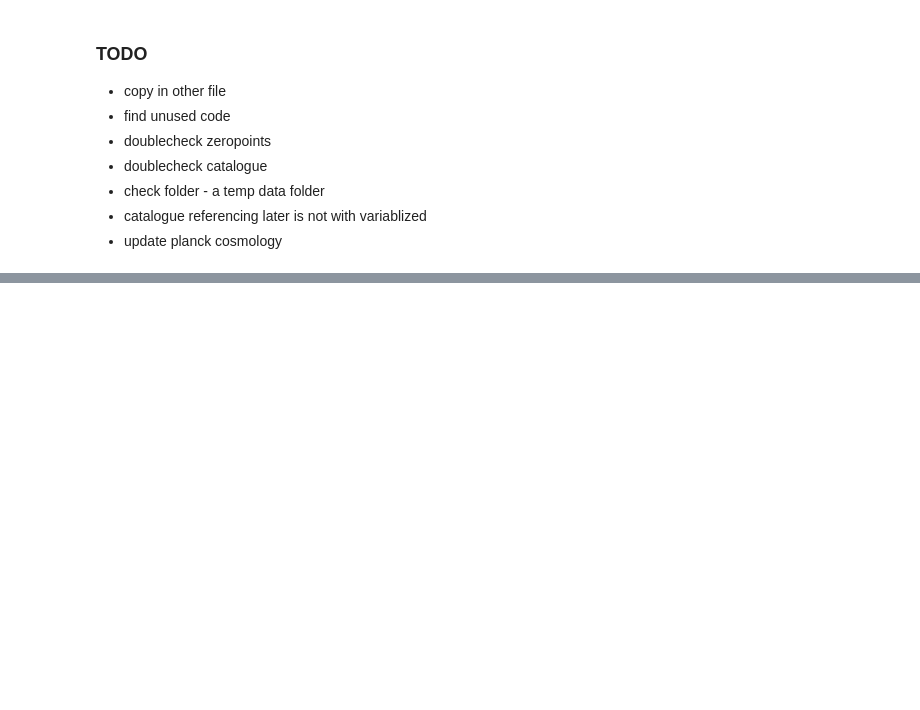
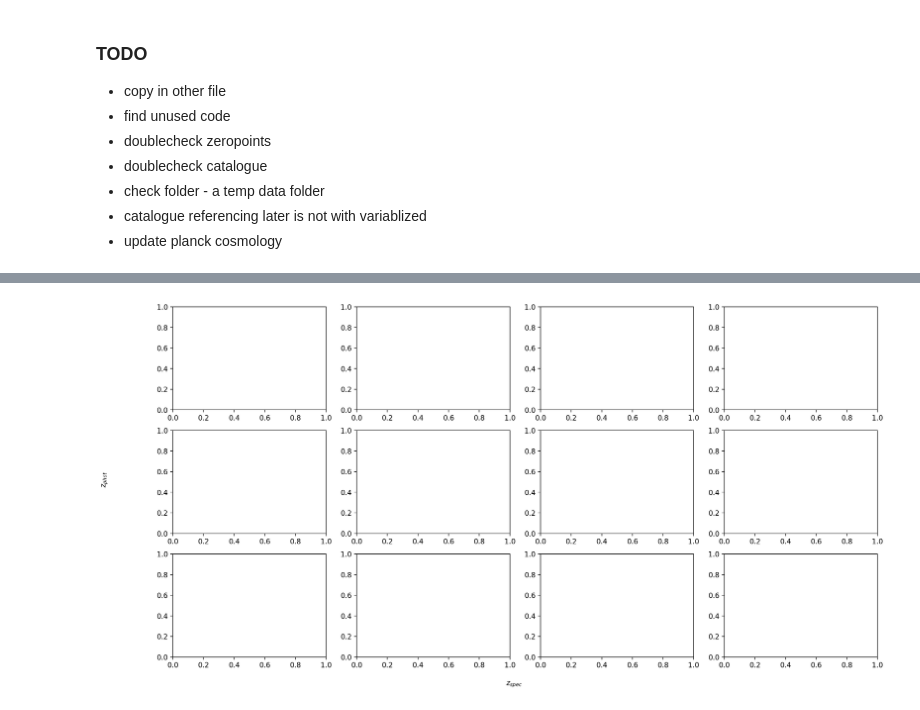
Before and after one commit to Tutbjun/EAZY_templates_comparrison_pipeline, a Jupyter notebook: src/main.ipynb, the cells around one changed output, grey strips where cells are left out. Saved outputs shown, nothing was run; the diff lists cells and outputs as text; code cells hidden in the pictures; blank space fills up the shorter version.

Commit message:
early redshift pipeline

```diff
--- a/src/main.ipynb
+++ b/src/main.ipynb
@@ -231,4 +233,4 @@ KeyboardInterrupt:
 # %%
 #find latest runTime in folder:
 runTime = int(np.sort([int(f.split('_')[-1]) for f in os.listdir('eazy-output')])[-1])
-outpaths = 'eazy-output/{ftempl}_{runTime}/gds_jades_eazy.zout.fits'
+outpaths = 'eazy-output/{ftempl}_{runTime}/' + cat_out_name + '.zout.fits'
@@ -731,4 +247,20 @@ for i,objid in enumerate(objids):
+# %%
+##################### READ REDSHIFT OUTPUT #####################
+redshiftSets = {}
+for key in rawSets.keys():
+    tbl = rawSets[key]
+    data = {}
+    data['ID'] = tbl['id']
+    data['z_spec'] = tbl['z_spec']
+    data['z_phot'] = tbl['z_phot']
+    data['z_phot_chi2'] = tbl['z_phot_chi2']
+    data['z_phot_risk'] = tbl['z_phot_risk']
+    redshiftSets[key] = Table(
+        data = [d for d in data.values()],
+        names = [d for d in data.keys()]
+    )
 # %%
+##################### PLOT REDSHIFT OUTPUT #####################
 
 mosTiling = 3
 mosaicLen = ceil(len(ftempl_strs) / mosTiling)
@@ -737,14 +269,12 @@ figMos, axsMos = plt.subplots(mosTiling, mosaicLen, figsize=(mosTiling*mosaicLen
 axsMos = axsMos.T
 axsMos = axsMos.flatten()
 
-for i, ftempl in enumerate(ftempl_strs):
+for i, ftempl in enumerate(redshiftSets.keys()):
+    redshiftTbl = redshiftSets[ftempl]
 
-    outpath = outpaths.format(ftempl=ftempl, runTime=runTime)
-    tbl = Table.read(outpath)
-    names = [name for name in tbl.colnames if len(tbl[name].shape) <= 1]
-    df_props = tbl[names].to_pandas()
+    #outpath = outpaths.format(ftempl=ftempl, runTime=runTime)
 
-    #find light intensities
+    """#find light intensities
     ids = df_props['id'].values
     filtTab = Table.read(inpath, hdu=4)
     #get values ending with "CIRC1"
@@ -754,9 +284,9 @@ for i, ftempl in enumerate(ftempl_strs):
     filtTab = filtTab.to_pandas()
     keys = filtTab.keys()
     fluxes = np.array([np.array(filtTab[key]) for key in keys]).T
-    pointIntensities = np.sum(fluxes, axis=1)
+    pointIntensities = np.sum(fluxes, axis=1)"""
 
-    #clear up bad ids and make simular sort
+    """#clear up bad ids and make simular sort
     for j,id in list(enumerate(ids))[::-1]:
         if id not in df_props['id'].values:
             pointIntensities = np.delete(pointIntensities, j)
@@ -767,34 +297,33 @@ for i, ftempl in enumerate(ftempl_strs):
     antiSort = np.argsort(df_props['id'].values)
     sort = np.argsort(antiSort)
     pointIntensities = pointIntensities[sort]
-    ids = ids[sort]
-
-    mask_cur = (df_props['z_spec'] > 0) & (~df_props['z_phot'].isna())
-    x = df_props['z_spec']
-    y = df_props['z_phot']
+    ids = ids[sort]"""
+    #Remove sub zero and nan
+    mask_cur = (redshiftTbl['z_spec'] > 0) & (~np.isnan(redshiftTbl['z_spec'])) & (~np.isnan(redshiftTbl['z_phot']))
+    x = np.array(redshiftTbl['z_spec'])
+    y = np.array(redshiftTbl['z_phot'])
     above = y > x + (1 + x) * 0.15 # outliers
     below = y < x - (1 + x) * 0.15
     outlier = above | below
     mask_in = mask_cur & (~outlier)
-    x = x.values[mask_cur]
-    y = y.values[mask_cur]
+    x = x[mask_cur]
+    y = y[mask_cur]
     #mask_out = mask_cur & outlier
-    chi2_fit = df_props['z_phot_chi2'].values[mask_cur]/len(filtTab.keys())#!new
+    chi2_fit = redshiftTbl['z_phot_chi2'][mask_cur]/len(redshiftTbl.keys())#!new
     avgchi2_fit = np.mean(chi2_fit)
     medchi2_fit = np.median(chi2_fit)
 
-    avgchi2_fit_in = df_props['z_phot_chi2'].values[mask_in]/len(x)#!new
-    c = np.log10(pointIntensities[mask_cur])*((x/(1+x))**2)#!quilitative reshift scaling
+    avgchi2_fit_in = redshiftTbl['z_phot_chi2'][mask_in]/len(x)#!new
+    #c = np.log10(pointIntensities[mask_cur])*((x/(1+x))**2)#!quilitative reshift scaling
+    c = np.ones(len(x))
 
     #calculate chi2 with linear regression of x and y
     chi2 = np.sum((y - x)**2/1)/len(x)#/len(x)#!dunno what to put for sigma
 
     xmin, xmax = np.c_[[x, y]].min(), np.c_[[x, y]].max()
 
-    #ax.hexbin(x1, x2, gridsize=100, cmap='Greys', bins='log',
-    #          mincnt=1, edgecolors='none',
-    #          extent=[xmin, xmax, xmin, xmax])
     axsMos[i].scatter(x, y, s=2.0, c=c, cmap='Greys')
+    #axsMos[i].scatter(x, y, s=2.0)
     axsMos[i].plot([xmin, xmax], [xmin, xmax], c='k', ls='--', lw=0.5)
 
     dict_stat = hmod.phot_spec_zs_stats(y, x)
@@ -807,31 +336,33 @@ for i, ftempl in enumerate(ftempl_strs):
         if k == 'eta': tex = '\\'
         else: tex = ''
         axsMos[i].annotate(rf'${tex}{k}$: {val:.3f}', annotAnchor - np.array((0.05, (ay:=ay+0.06))),
                             xycoords='axes fraction', fontsize=8, ha='right')
     axsMos[i].annotate(r"$\overline{\chi' ^2_{fit}}$" + f': {avgchi2_fit:.1f}', annotAnchor - np.array((0.05, (ay:=ay+0.085))),
                         xycoords='axes fraction', fontsize=8, ha='right')
     axsMos[i].annotate(r"$\widetilde{\chi' ^2_{fit}}$" + f': {medchi2_fit:.1f}', annotAnchor - np.array((0.05, (ay:=ay+0.085))),
                         xycoords='axes fraction', fontsize=8, ha='right')
     axsMos[i].annotate(r"$\chi' ^2_z$" + f': {chi2:.1f}', annotAnchor - np.array((0.05, (ay:=ay+0.085))),
                         xycoords='axes fraction', fontsize=8, ha='right')
     axsMos[i].annotate(r"$\overline{\chi' ^2_{fit\_in}}$" + f': {np.mean(avgchi2_fit_in):.1f}', annotAnchor - np.array((0.05, (ay:=ay+0.085))),
                         xycoords='axes fraction', fontsize=8, ha='right')
 
 
     axsMos[i].set_xlim(0,14*1.5)
     axsMos[i].set_ylim(0,14)
 
     #set same ticks on x as y
     axsMos[i].set_xticks(axsMos[i].get_yticks()[:-1])
 
 if len(ftempl_strs) % 3 != 0:
     axsMos[-1].axis('off')
 if len(ftempl_strs) % 3 == 1:
     axsMos[-2].axis('off')
 
 #axis label
 figMos.text(0.5, 0.05, '$z_{spec}$', ha='center', va='center')
 figMos.text(0.05, 0.5, '$z_{phot}$', ha='center', va='center', rotation='vertical')
 
-figMos.savefig('./docs/figures/zs_mosaic.png', dpi=200, bbox_inches='tight')
+figMos.savefig('./figures/zs_mosaic.png', dpi=200, bbox_inches='tight')
 figMos.show()
+# %% [output]
+[figure, added]
```
Also changed, not shown: parts of 16 cells of this notebook, 15 other files.
